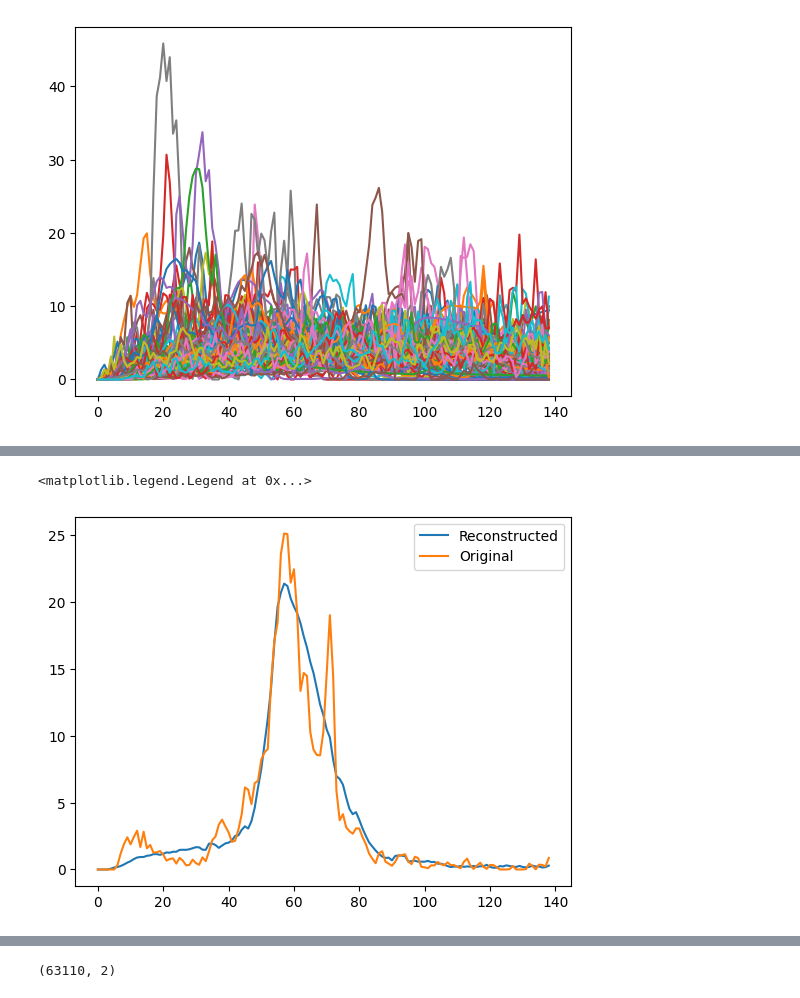
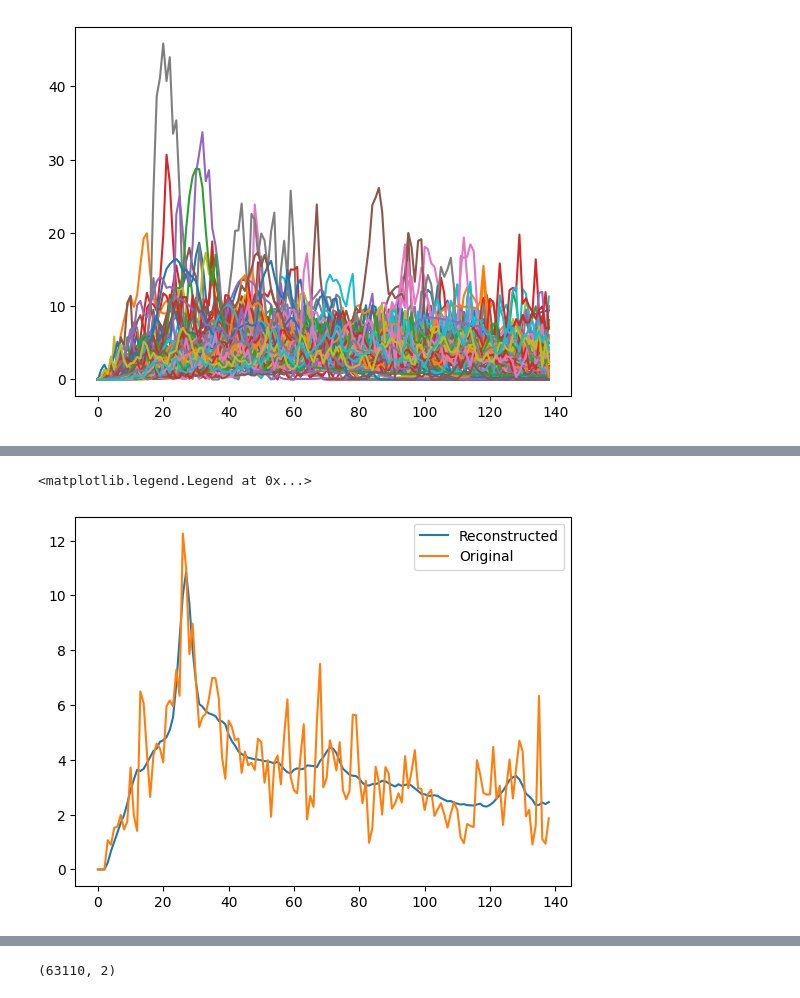
Before and after one commit to harrypenguin/Astrostatistics-Models, a Jupyter notebook: ConvAutoencoder.ipynb, the cells around one changed output, grey strips where cells are left out. Saved outputs shown, nothing was run; the diff lists cells and outputs as text; code cells hidden in the pictures.

```diff
--- a/ConvAutoencoder.ipynb
+++ b/ConvAutoencoder.ipynb
@@ -92,10 +92,10 @@ class ConvAutoencoder(nn.Module):
         self.pool = nn.MaxPool1d(2, 2)
         self.fc1 = nn.Linear(16 * 7, 64)
         self.fc2 = nn.Linear(64, 32)
-        self.fc3 = nn.Linear(32, 26)
+        # self.fc3 = nn.Linear(32, 16)
 
         # Decoder
-        self.fc4 = nn.Linear(26, 32)
+        # self.fc4 = nn.Linear(16, 32)
         self.fc5 = nn.Linear(32, 64)
         self.fc6 = nn.Linear(64, 16 * 7)
         self.deconv1 = nn.ConvTranspose1d(in_channels=16, out_channels=16, kernel_size=4, stride=2)
@@ -110,12 +110,12 @@ class ConvAutoencoder(nn.Module):
         x = self.pool(torch.relu(self.conv4(x)))
         x = x.view(-1, 16 * 7)  # Matching new dimensions after convolutions and pooling
         x = torch.relu(self.fc1(x))
-        x = torch.relu(self.fc2(x))
-        encoded = torch.relu(self.fc3(x))
+        # x = torch.relu(self.fc2(x))
+        encoded = torch.relu(self.fc2(x))
         return encoded
 
     def decoder(self, x):
-        x = torch.relu(self.fc4(x))
+        # x = torch.relu(self.fc4(x))
         x = torch.relu(self.fc5(x))
         x = torch.relu(self.fc6(x))
         x = x.view(-1, 16, 7)
@@ -223,11 +223,11 @@ Epoch [450/800], Training Loss: 22.5553, Val Loss: 22.4115
 # %%
-i = 2132
+i = 42
 plt.plot(AE(X_val_tensor[i].unsqueeze(0).unsqueeze(0))[0][0].detach().numpy())
 plt.plot(X_val_tensor[i].unsqueeze(0).unsqueeze(0)[0][0].detach().numpy())
 plt.legend(['Reconstructed', 'Original'])
 # %% [output]
 <matplotlib.legend.Legend at 0x...>
-[figure, old version]
+[figure, new version]
 # %%
 plt.plot(losses, label='Training Loss')
 plt.plot(val_losses, label='Validation Loss')
```
Also changed, not shown: parts of 24 cells of this notebook.
